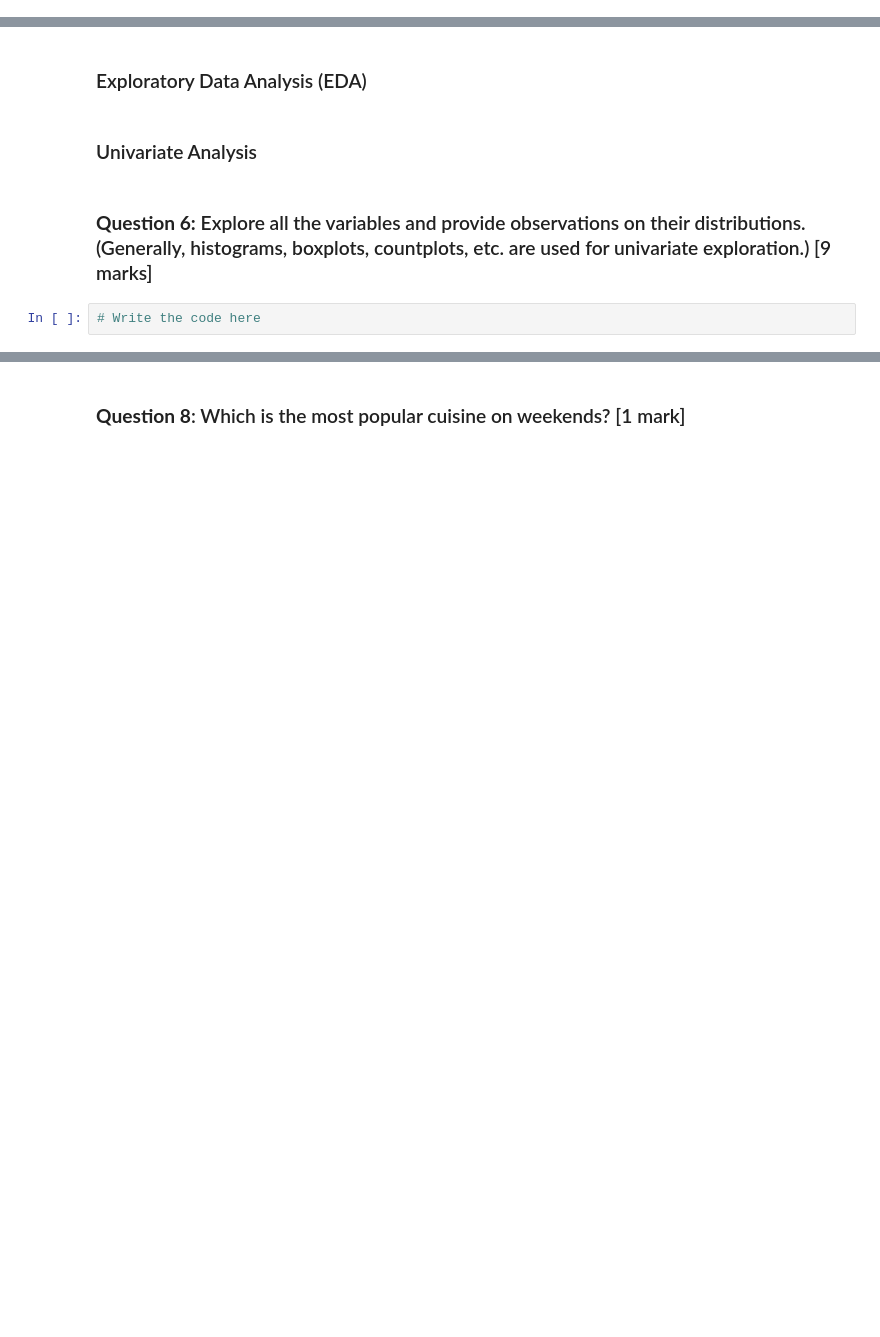
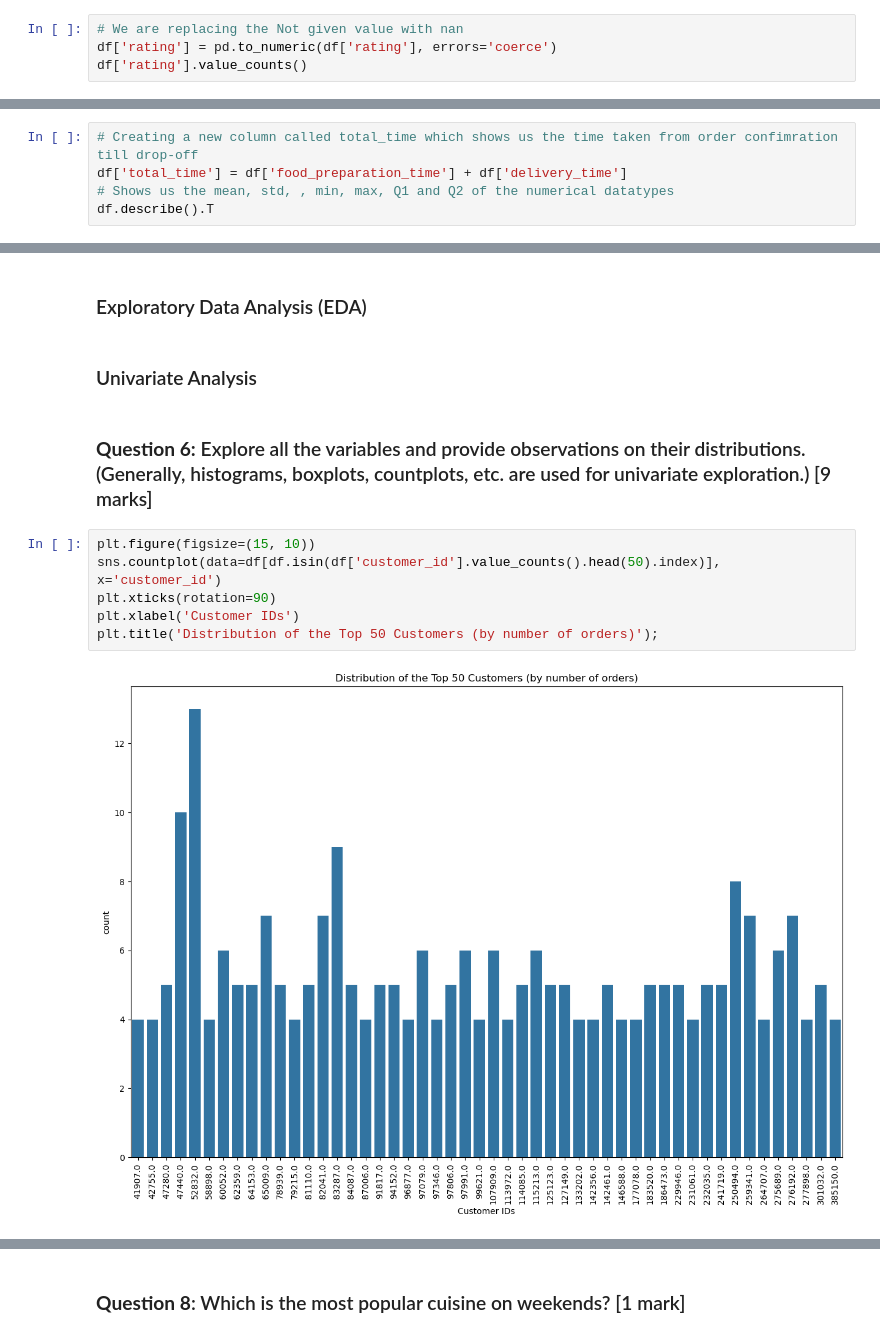
Before and after one commit to zypher-4/mit-adsp, a Jupyter notebook: Week 2/FDS_Project_LearnerNotebook_FullCode.ipynb, the cells around one changed output, grey strips where cells are left out. Drawn from its saved outputs; the diff is of its cells as text; blank space fills up the shorter version.

```diff
--- a/Week 2/FDS_Project_LearnerNotebook_FullCode.ipynb
+++ b/Week 2/FDS_Project_LearnerNotebook_FullCode.ipynb
@@ -110,0 +111,4 @@ Name: count, dtype: int64
+# %%
+# We are replacing the Not given value with nan
+df['rating'] = pd.to_numeric(df['rating'], errors='coerce')
+df['rating'].value_counts()
@@ -116,0 +140,5 @@ Name: count, dtype: int64
+# %%
+# Creating a new column called total_time which shows us the time taken from order confimration till drop-off
+df['total_time'] = df['food_preparation_time'] + df['delivery_time']
+# Shows us the mean, std, , min, max, Q1 and Q2 of the numerical datatypes
+df.describe().T
@@ -126,5 +197,11 @@ Name: count, dtype: int64
 ### Univariate Analysis
 # %% [markdown]
 ### **Question 6:** Explore all the variables and provide observations on their distributions. (Generally, histograms, boxplots, countplots, etc. are used for univariate exploration.) [9 marks]
-# %%
-# Write the code here
+# %%
+plt.figure(figsize=(15, 10))
+sns.countplot(data=df[df.isin(df['customer_id'].value_counts().head(50).index)], x='customer_id')
+plt.xticks(rotation=90)
+plt.xlabel('Customer IDs')
+plt.title('Distribution of the Top 50 Customers (by number of orders)');
+# %% [output]
+[figure, added]
```
Also changed, not shown: parts of 86 cells of this notebook.
